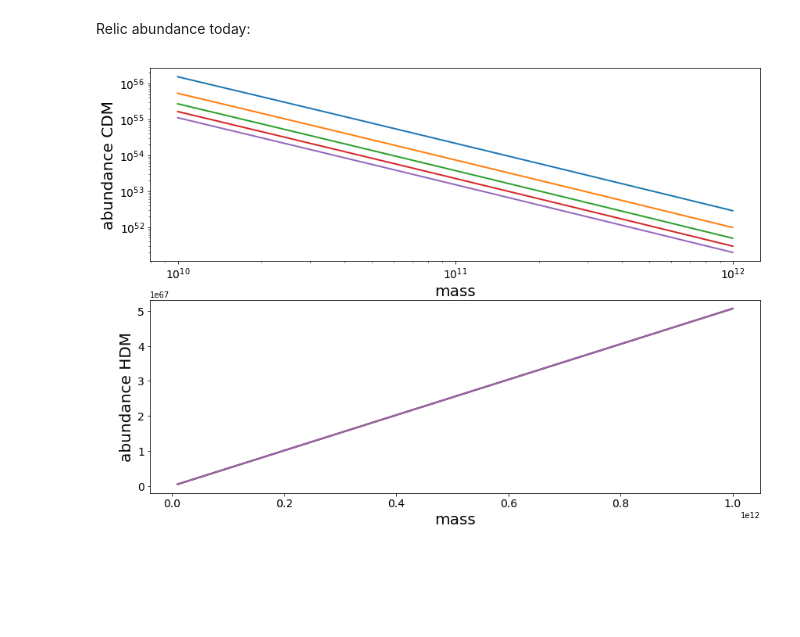
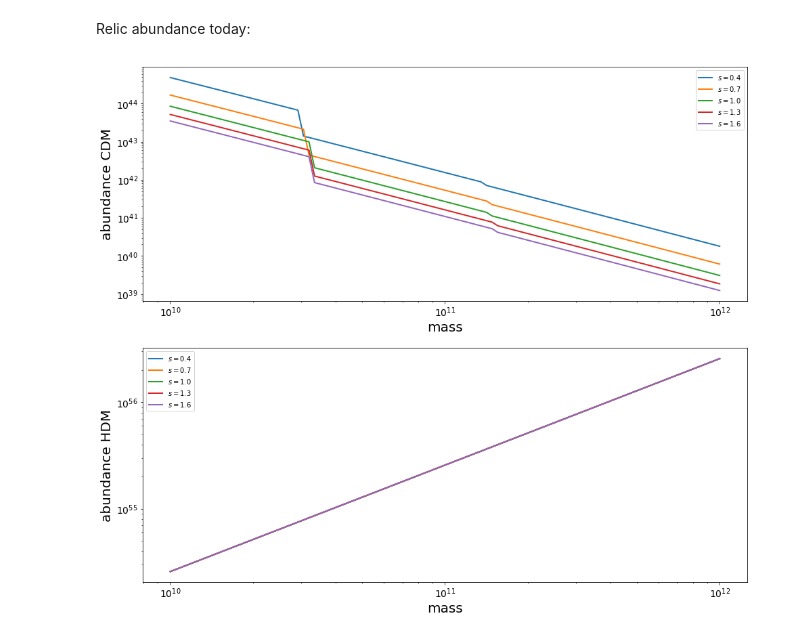
Before and after one commit to adam-coogan/gss19_axions, a Jupyter notebook: notebooks/A1-GRAPPA seminar.ipynb, the cells around one changed output. Saved outputs shown, nothing was run; the diff lists cells and outputs as text; code cells hidden in the pictures; blank space fills up the shorter version.

```diff
--- a/notebooks/A1-GRAPPA seminar.ipynb
+++ b/notebooks/A1-GRAPPA seminar.ipynb
@@ -15,7 +15,7 @@ rho_c = (3*(H0**2))/(8*np.pi*G)
 Freeze out temperatures CDM and HDM for intastaneous freeze-out:
 # %%
 def T_fo_HDM(masses, scale):
-    return pow(((scale*GF)**2)*Mpl, (-1/3))
+    return pow(((scale*GF)**2)*Mpl*np.ones(len(masses)), (-1/3))
 
 def T_fo_HDM_equipart(masses, scale):
     return pow(3*kB*((scale*GF)**4)*(Mpl**2)/masses, (-1/7))
@@ -49,42 +81,57 @@ n_fo_hot = [numdens_fo_HDM(masses, T_fo) for T_fo in T_fo_hot]
 T_fo_cold = [T_fo_CDM(masses, scale) for scale in scales]
 n_fo_cold = [numdens_fo_CDM(masses, T_fo) for T_fo in T_fo_cold]
 
-CDM_input = list(zip(T_fo_cold, n_fo_cold))
-HDM_input = list(zip(T_fo_hot, n_fo_hot))
+entropy_ratio_HDM = [[(g_s(T0)*T0**3)/(g_s(temp)*temp**3) for temp in temp_fix_scale] for temp_fix_scale in T_fo_hot]
+entropy_ratio_CDM = [[(g_s(T0)*T0**3)/(g_s(temp)*temp**3) for temp in temp_fix_scale] for temp_fix_scale in T_fo_cold]
+
+# CDM_input = list(zip(T_fo_cold, n_fo_cold))
+# HDM_input = list(zip(T_fo_hot, n_fo_hot))
+
+CDM_input = list(zip(entropy_ratio_CDM, n_fo_cold))
+HDM_input = list(zip(entropy_ratio_HDM, n_fo_hot))
 
 
 ### Cross-sections
 
-cs_hot = [pow(T_hot,2)/(Mpl * n_hot) for (T_hot, n_hot) in HDM_input]
-cs_cold = [pow(T_cold,2)/(Mpl * n_cold) for (T_cold, n_cold) in CDM_input]
+# cs_hot = [pow(T_hot,2)/(Mpl * n_hot) for (T_hot, n_hot) in HDM_input]
+# cs_cold = [pow(T_cold,2)/(Mpl * n_cold) for (T_cold, n_cold) in CDM_input]
 
 
-OM_HDM = [(masses*(T0**3)*n_hot/(rho_c*(T_hot**3))) for (T_hot, n_hot) in HDM_input]
-OM_CDM = [(masses*(T0**3)*n_cold/(rho_c*(T_cold**3))) for (T_cold, n_cold) in CDM_input]
+# OM_HDM = [(masses*(T0**3)*n_hot*g_s(T0)/(rho_c*(T_hot**3)*g_s(T_hot))) for (T_hot, n_hot) in HDM_input]
+# OM_CDM = [(masses*(T0**3)*n_cold*g_s(T0)/(rho_c*(T_cold**3)*g_s(T_cold))) for (T_cold, n_cold) in CDM_input]
+
+OM_HDM = [((masses*(T0**3)*n_hot/rho_c)*entropy_hot) for (entropy_hot, n_hot) in HDM_input]
+OM_CDM = [((masses*(T0**3)*n_cold/rho_c)*entropy_cold) for (entropy_cold, n_cold) in CDM_input]
 # %%
-fig, (ax1, ax2) = plt.subplots(2, 1, figsize=(14,10))
+fig, (ax1, ax2) = plt.subplots(2, 1, figsize=(16,14))
+i=0
 
 for OM_cold in OM_CDM:
-    ax1.plot(masses, OM_cold, lw=2)
+    ax1.plot(masses, OM_cold, lw=2, label= r'$s = {0:.1f}$'.format(scales[i]))
+    i+=1
 
+i=0
 for OM_hot in OM_HDM:
-    ax2.plot(masses, OM_hot, lw=2)
+    ax2.plot(masses, OM_hot, lw=2, label= r'$s = {0:.1f}$'.format(scales[i]))
+    i+=1
 
 for ax in (ax1,ax2):
     ax.tick_params(labelsize=16)
 
 ax1.set_xlabel("mass", fontsize=20)
 ax1.set_ylabel("abundance CDM", fontsize=20)
 ax1.tick_params(axis='x', labelsize=14)
 ax1.tick_params(axis='y', labelsize=14)
 ax1.set_xscale('log')
 ax1.set_yscale('log')
+ax1.legend()
 ax2.set_xlabel("mass", fontsize=20)
 ax2.set_ylabel("abundance HDM", fontsize=20)
 ax2.tick_params(axis='x', labelsize=14)
 ax2.tick_params(axis='y', labelsize=14)
-# ax2.set_xscale('linear')
-# ax2.set_yscale('linear')
+ax2.legend()
+ax2.set_xscale('log')
+ax2.set_yscale('log')
 plt.show()
 # %% [output]
-[figure, old version]
+[figure, new version]
```
Also changed, not shown: parts of 5 cells of this notebook.
